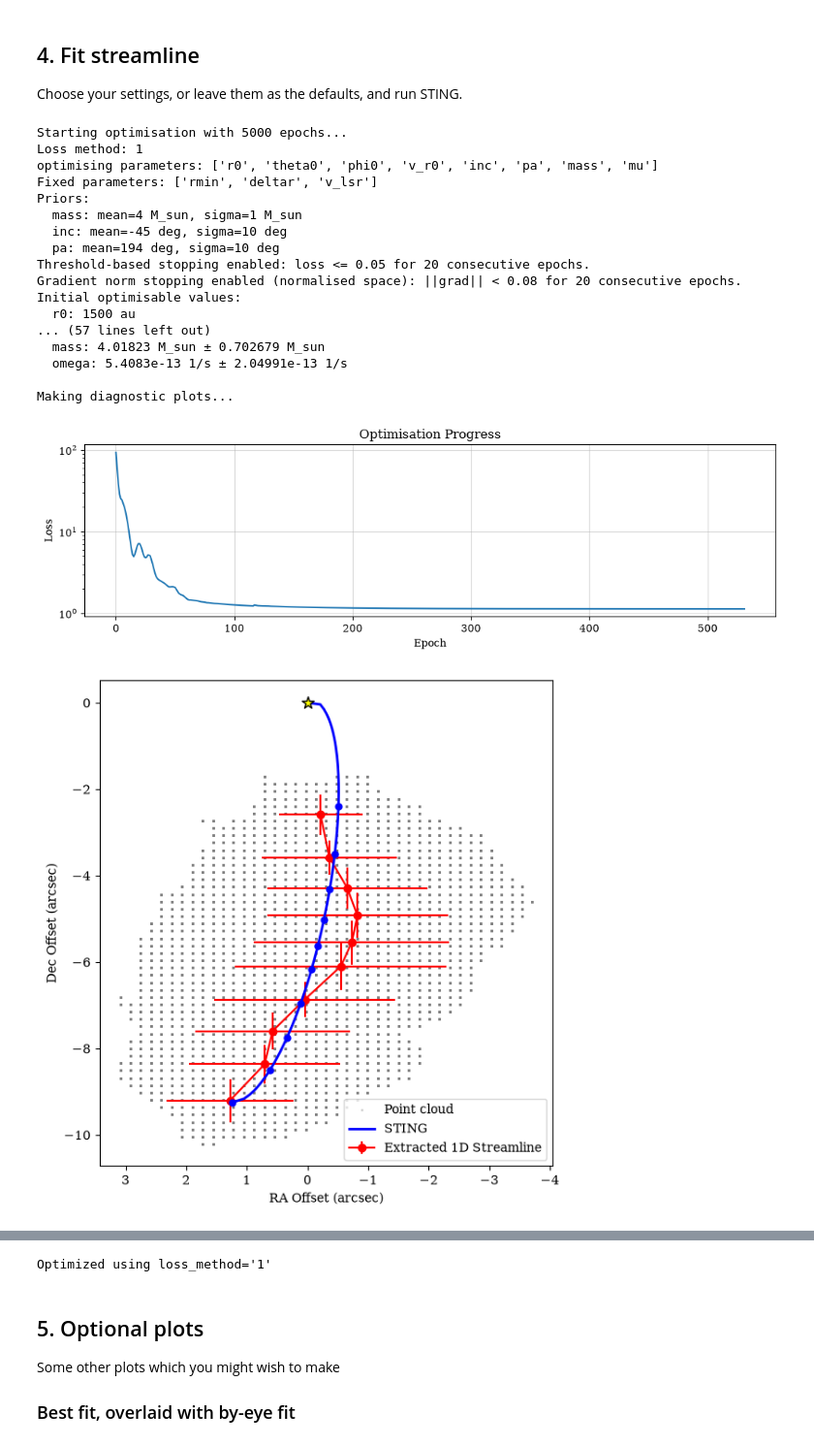
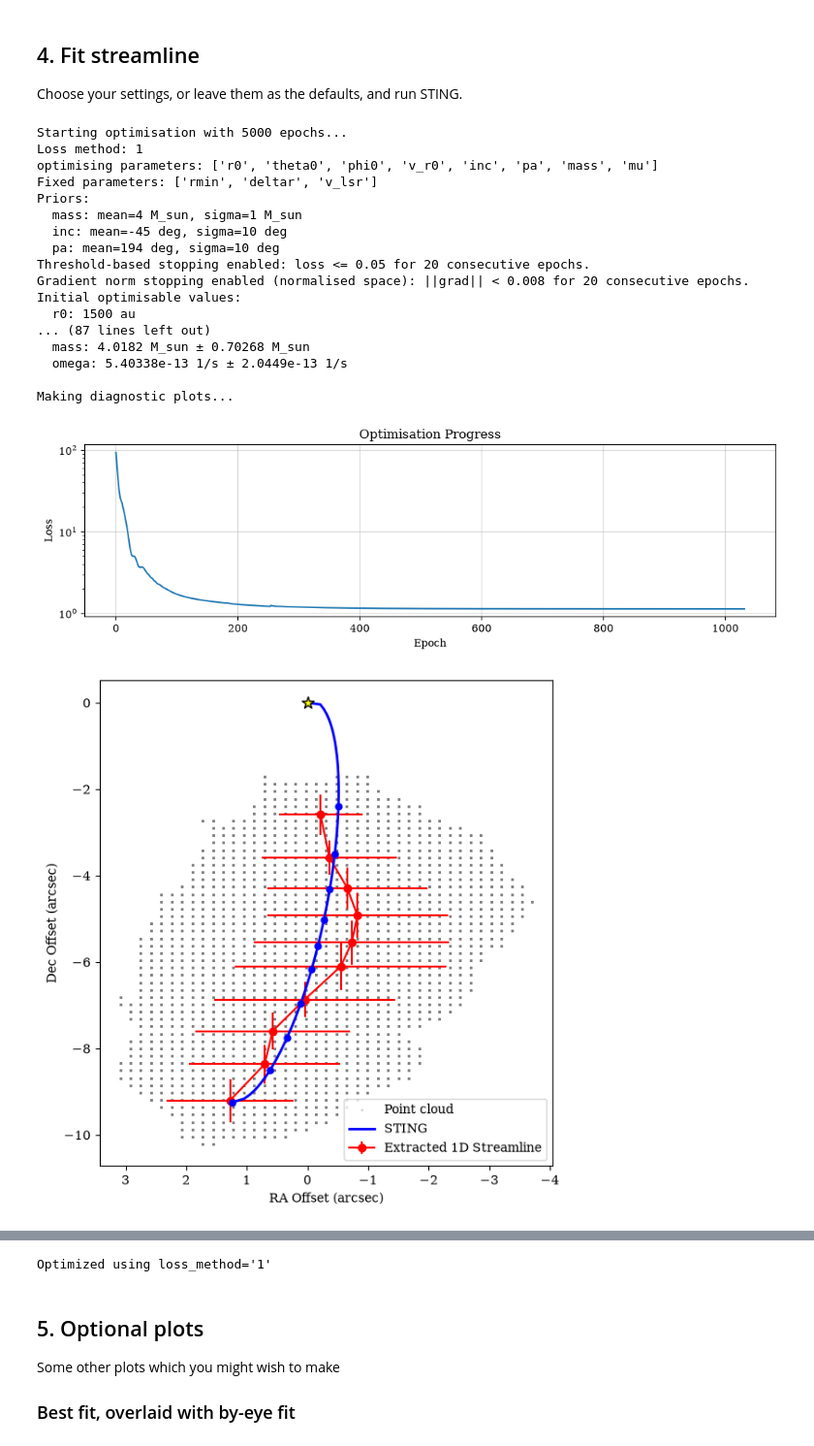
Before and after one commit to Lauren4476/sting, a Jupyter notebook: examples/sting_example_run.ipynb, the cells around one changed output, grey strips where cells are left out. Shown at 97% size. Cells and saved outputs as stored; diff of their text form; code cells hidden in the pictures.

```diff
--- a/examples/sting_example_run.ipynb
+++ b/examples/sting_example_run.ipynb
@@ -133,8 +133,6 @@ To reduce degeneracy, it is recommended to add priors for any of `[mass, inc, pa
 param_bounds = {
     'r0': (200.0, 10000.0) * u.au,                    # radius between 200-20000 au
     'mass': (3, 10) * u.Msun,                    # mass between 3.0 and 10.0 solar masses
-    'inc': (-90.0, 90.0) * u.deg,                    # inclination between -90 and 90 degrees
-    'pa': (0.0, 360.0) * u.deg,                    # position angle between 0 and 360 degrees
 }
 
 param_priors = {
@@ -150,8 +148,9 @@ Choose your settings, or leave them as the defaults, and run STING.
 
 n_epochs = 5000
 info_every = 50 # Prints optimization info every n epochs
-learning_rate = 0.01 # Single learning rate applied to all normalized optimization parameters
-gradient_tol = 1e-2 * len(initial_opt_params) # gradient tolerance scaled by number of parameters
+learning_rate = 0.005 # Single learning rate applied to all normalized optimization parameters.
+# Higher learning rates can lead to faster convergence, but may also cause instability. Adjust as needed
+gradient_tol = 1e-3 * len(initial_opt_params) # gradient tolerance scaled by number of parameters
 
 result = gradient_descent.fit_streamline(
     initial_opt_params,
@@ -162,37 +161,37 @@ result = gradient_descent.fit_streamline(
     param_bounds=param_bounds,
     n_epochs=n_epochs,
     info_every=info_every,
     loss_threshold=0.05,
     loss_threshold_epochs=20,
     gradient_tol=gradient_tol,
     gradient_tol_epochs=20,
     early_stopping_patience=210,
     loss_method=loss_method,
     priors=param_priors,
     save_folder=save_folder,
     v_lsr=v_lsr,
     show_plots=True,
  )
 
 print(f"Optimized using loss_method='{loss_method}'")
 # %% [output]
 Starting optimisation with 5000 epochs...
 Loss method: 1
 optimising parameters: ['r0', 'theta0', 'phi0', 'v_r0', 'inc', 'pa', 'mass', 'mu']
 Fixed parameters: ['rmin', 'deltar', 'v_lsr']
 Priors:
   mass: mean=4 M_sun, sigma=1 M_sun
   inc: mean=-45 deg, sigma=10 deg
   pa: mean=194 deg, sigma=10 deg
 Threshold-based stopping enabled: loss <= 0.05 for 20 consecutive epochs.
-Gradient norm stopping enabled (normalised space): ||grad|| < 0.08 for 20 consecutive epochs.
+Gradient norm stopping enabled (normalised space): ||grad|| < 0.008 for 20 consecutive epochs.
 Initial optimisable values:
   r0: 1500 au
-... (57 lines left out)
-  mass: 4.01823 M_sun ± 0.702679 M_sun
-  omega: 5.4083e-13 1/s ± 2.04991e-13 1/s
+... (87 lines left out)
+  mass: 4.0182 M_sun ± 0.70268 M_sun
+  omega: 5.40338e-13 1/s ± 2.0449e-13 1/s
 
 Making diagnostic plots...
-[figure, old version]
+[figure, new version]
 [figure]
 [figure]
```
Also changed, not shown: parts of 5 cells of this notebook, 5 other files.
